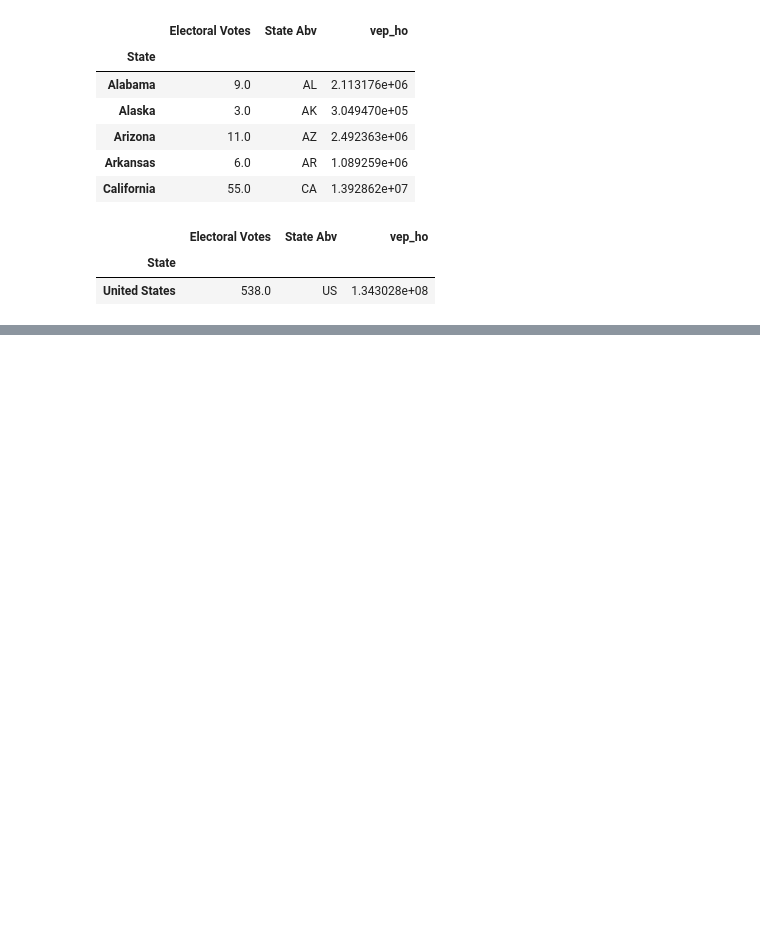
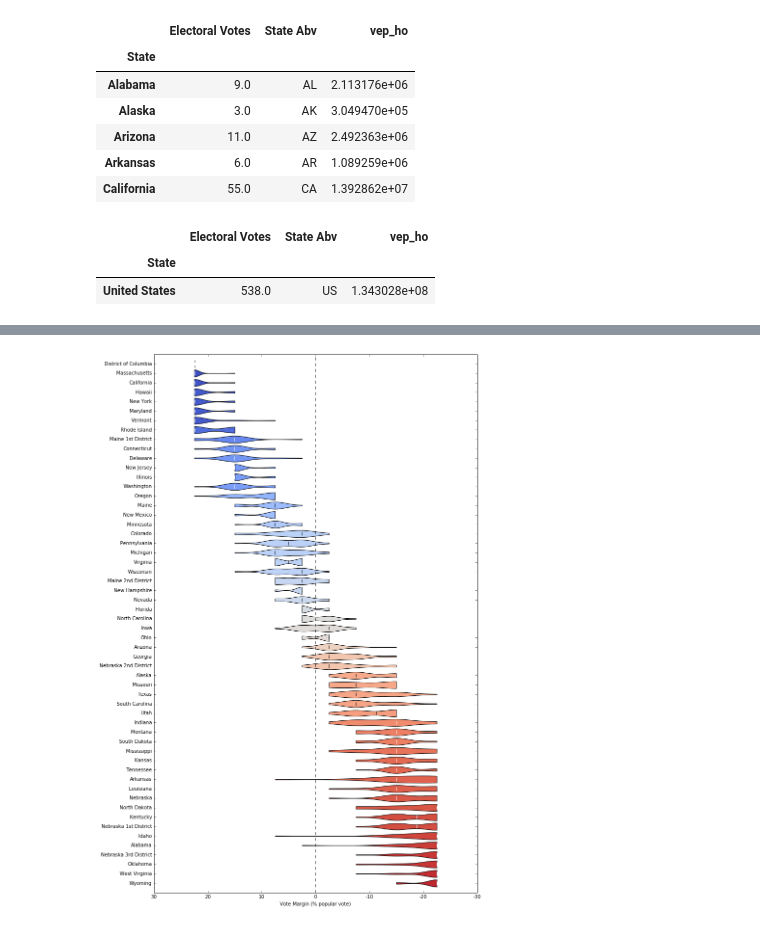
Before and after one commit to reallyasi9/pickem-analysis, a Jupyter notebook: election-2016/election-pickem.ipynb, the cells around one changed output, grey strips where cells are left out. Cells and saved outputs as stored; diff of their text form; code cells hidden in the pictures; blank space fills up the shorter version.

```diff
--- a/election-2016/election-pickem.ipynb
+++ b/election-2016/election-pickem.ipynb
@@ -154,0 +203,39 @@ dtype: float64
+# %%
+# Where do we disagree?
+# Sort by mean pick
+picks_pct_df['mean'] = picks_pct_df.mean(axis='columns')
+sorted_pct_df = picks_pct_df.sort_values('mean')
+sorted_pct_df.drop('mean', axis='columns', inplace=True)
+
+plt.figure(figsize=(12,20))
+
+violins = plt.violinplot(
+    sorted_pct_df.as_matrix().transpose(),
+    vert=False,
+    widths=.75,
+    showmedians=True,
+    showextrema=False,
+)
+
+# Color bodies by median
+cmap = plt.get_cmap('coolwarm', 538)
+state_colors = (-sorted_pct_df.mean(axis='columns') + .225)/.45
+for body,c in zip(violins['bodies'], state_colors):
+    body.set_facecolor(cmap(c))
+    body.set_alpha(1)
+violins['cmedians'].set_color(['white' if c < .25 or c > .75
+                              else 'black'
+                              for c in state_colors])
+
+ylabels = sorted_pct_df.index
+plt.yticks(range(1,len(ylabels) + 1), ylabels)
+
+plt.gca().invert_xaxis()
+plt.gca().get_xaxis().set_major_formatter(
+    matplotlib.ticker.FuncFormatter(lambda x, p: format(float(x) * 100, '0.0f')))
+plt.vlines(0, 0, len(ylabels) + 1, linestyle='dashed')
+plt.xlabel('Vote Margin (% popular vote)')
+
+plt.savefig('picker-margins.png')
+# %% [output]
+[figure, added]
```
Also changed, not shown: parts of 21 cells of this notebook, 2 other files.
